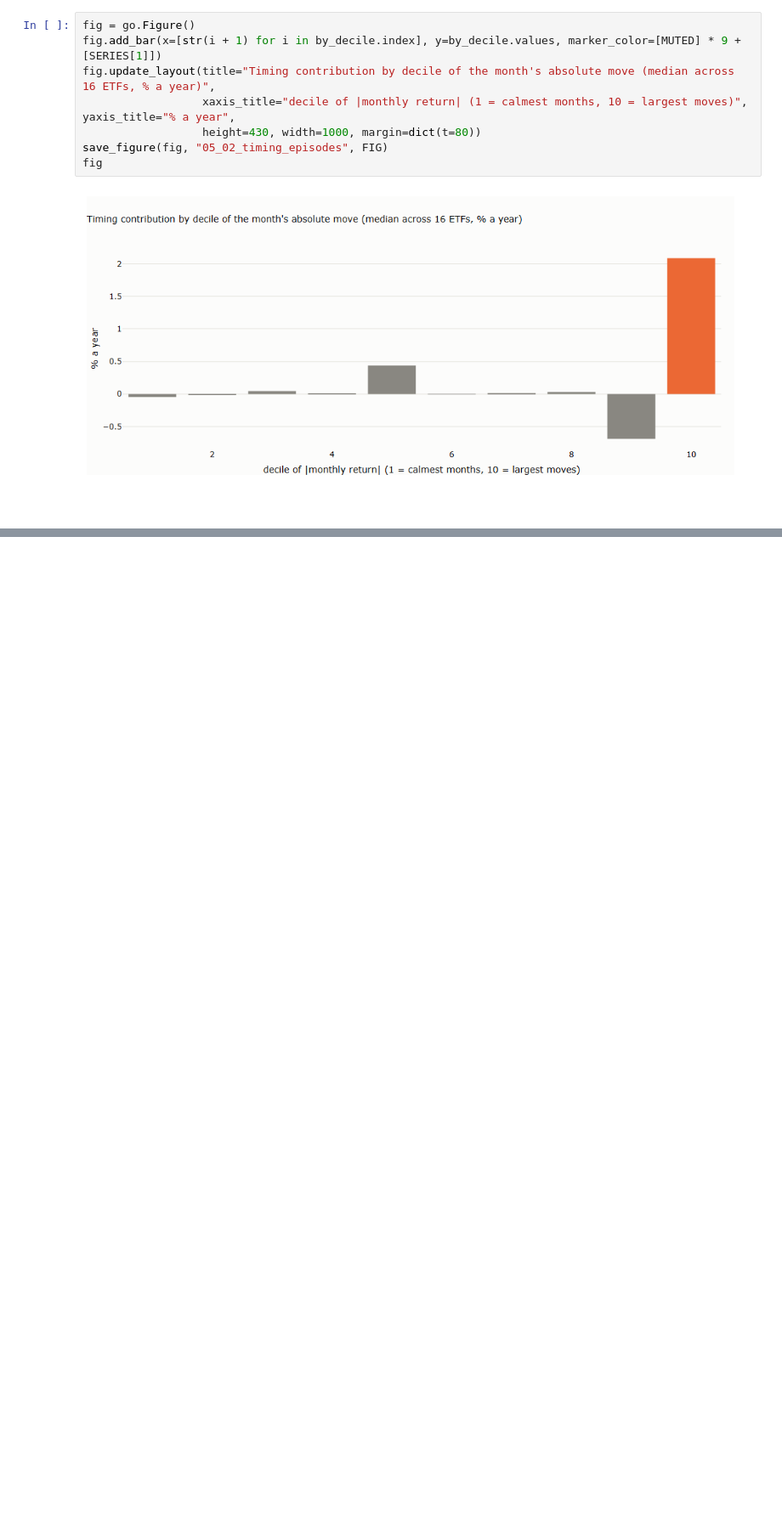
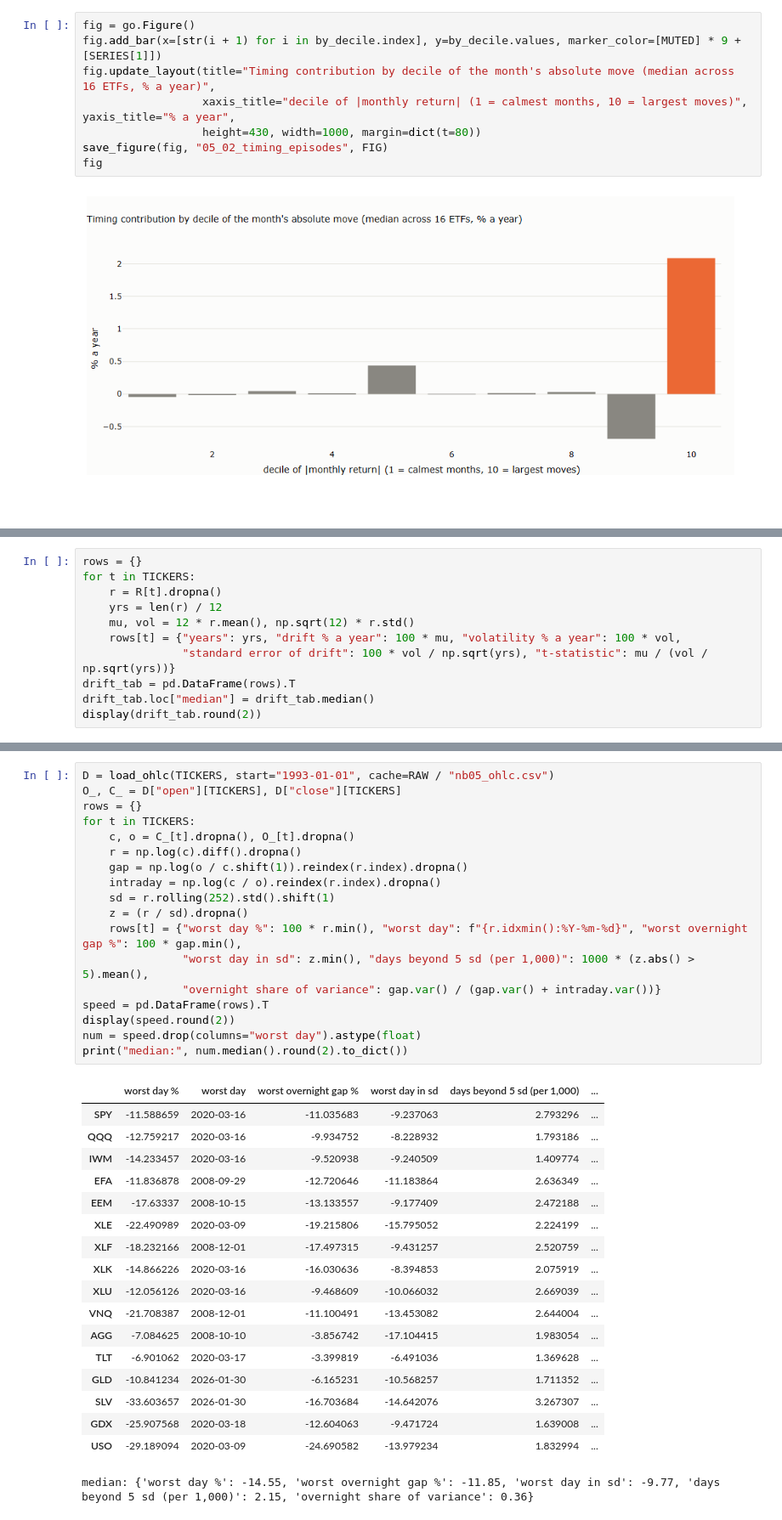
Before and after one commit to MaxGnesi/systematic-trading-notes, a Jupyter notebook: lectures/05-what-trend-following-captures/05_what_trend_following_captures.ipynb, the cells around one changed output, grey strips where cells are left out. Shown at 85% size. Drawn from its saved outputs; the diff is of its cells as text; blank space fills up the shorter version.

```diff
--- a/lectures/05-what-trend-following-captures/05_what_trend_following_captures.ipynb
+++ b/lectures/05-what-trend-following-captures/05_what_trend_following_captures.ipynb
@@ -259,0 +267,11 @@ fig
+# %%
+rows = {}
+for t in TICKERS:
+    r = R[t].dropna()
+    yrs = len(r) / 12
+    mu, vol = 12 * r.mean(), np.sqrt(12) * r.std()
+    rows[t] = {"years": yrs, "drift % a year": 100 * mu, "volatility % a year": 100 * vol,
+               "standard error of drift": 100 * vol / np.sqrt(yrs), "t-statistic": mu / (vol / np.sqrt(yrs))}
+drift_tab = pd.DataFrame(rows).T
+drift_tab.loc["median"] = drift_tab.median()
+display(drift_tab.round(2))
@@ -259,0 +302,37 @@ fig
+# %%
+D = load_ohlc(TICKERS, start="1993-01-01", cache=RAW / "nb05_ohlc.csv")
+O_, C_ = D["open"][TICKERS], D["close"][TICKERS]
+rows = {}
+for t in TICKERS:
+    c, o = C_[t].dropna(), O_[t].dropna()
+    r = np.log(c).diff().dropna()
+    gap = np.log(o / c.shift(1)).reindex(r.index).dropna()
+    intraday = np.log(c / o).reindex(r.index).dropna()
+    sd = r.rolling(252).std().shift(1)
+    z = (r / sd).dropna()
+    rows[t] = {"worst day %": 100 * r.min(), "worst day": f"{r.idxmin():%Y-%m-%d}", "worst overnight gap %": 100 * gap.min(),
+               "worst day in sd": z.min(), "days beyond 5 sd (per 1,000)": 1000 * (z.abs() > 5).mean(),
+               "overnight share of variance": gap.var() / (gap.var() + intraday.var())}
+speed = pd.DataFrame(rows).T
+display(speed.round(2))
+num = speed.drop(columns="worst day").astype(float)
+print("median:", num.median().round(2).to_dict())
+# %% [output]
+|  | worst day % | worst day | worst overnight gap % | worst day in sd | days beyond 5 sd (per 1,000) | ... |
+| SPY | -11.588659 | 2020-03-16 | -11.035683 | -9.237063 | 2.793296 | ... |
+| QQQ | -12.759217 | 2020-03-16 | -9.934752 | -8.228932 | 1.793186 | ... |
+| IWM | -14.233457 | 2020-03-16 | -9.520938 | -9.240509 | 1.409774 | ... |
+| EFA | -11.836878 | 2008-09-29 | -12.720646 | -11.183864 | 2.636349 | ... |
+| EEM | -17.63337 | 2008-10-15 | -13.133557 | -9.177409 | 2.472188 | ... |
+| XLE | -22.490989 | 2020-03-09 | -19.215806 | -15.795052 | 2.224199 | ... |
+| XLF | -18.232166 | 2008-12-01 | -17.497315 | -9.431257 | 2.520759 | ... |
+| XLK | -14.866226 | 2020-03-16 | -16.030636 | -8.394853 | 2.075919 | ... |
+| XLU | -12.056126 | 2020-03-16 | -9.468609 | -10.066032 | 2.669039 | ... |
+| VNQ | -21.708387 | 2008-12-01 | -11.100491 | -13.453082 | 2.644004 | ... |
+| AGG | -7.084625 | 2008-10-10 | -3.856742 | -17.104415 | 1.983054 | ... |
+| TLT | -6.901062 | 2020-03-17 | -3.399819 | -6.491036 | 1.369628 | ... |
+| GLD | -10.841234 | 2026-01-30 | -6.165231 | -10.568257 | 1.711352 | ... |
+| SLV | -33.603657 | 2026-01-30 | -16.703684 | -14.642076 | 3.267307 | ... |
+| GDX | -25.907568 | 2020-03-18 | -12.604063 | -9.471724 | 1.639008 | ... |
+| USO | -29.189094 | 2020-03-09 | -24.690582 | -13.979234 | 1.832994 | ... |
+median: {'worst day %': -14.55, 'worst overnight gap %': -11.85, 'worst day in sd': -9.77, 'days beyond 5 sd (per 1,000)': 2.15, 'overnight share of variance': 0.36}
```
Also changed, not shown: parts of 7 cells of this notebook, 1 other file.
